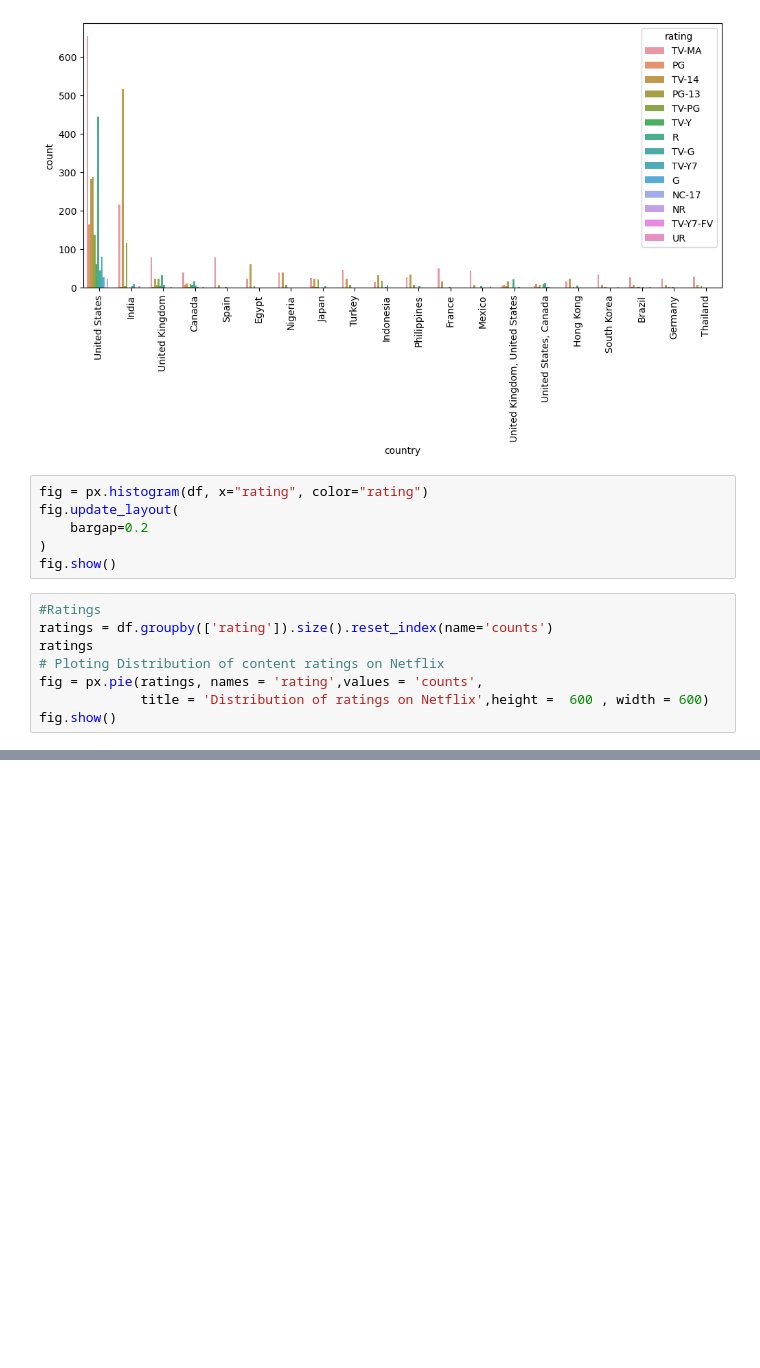
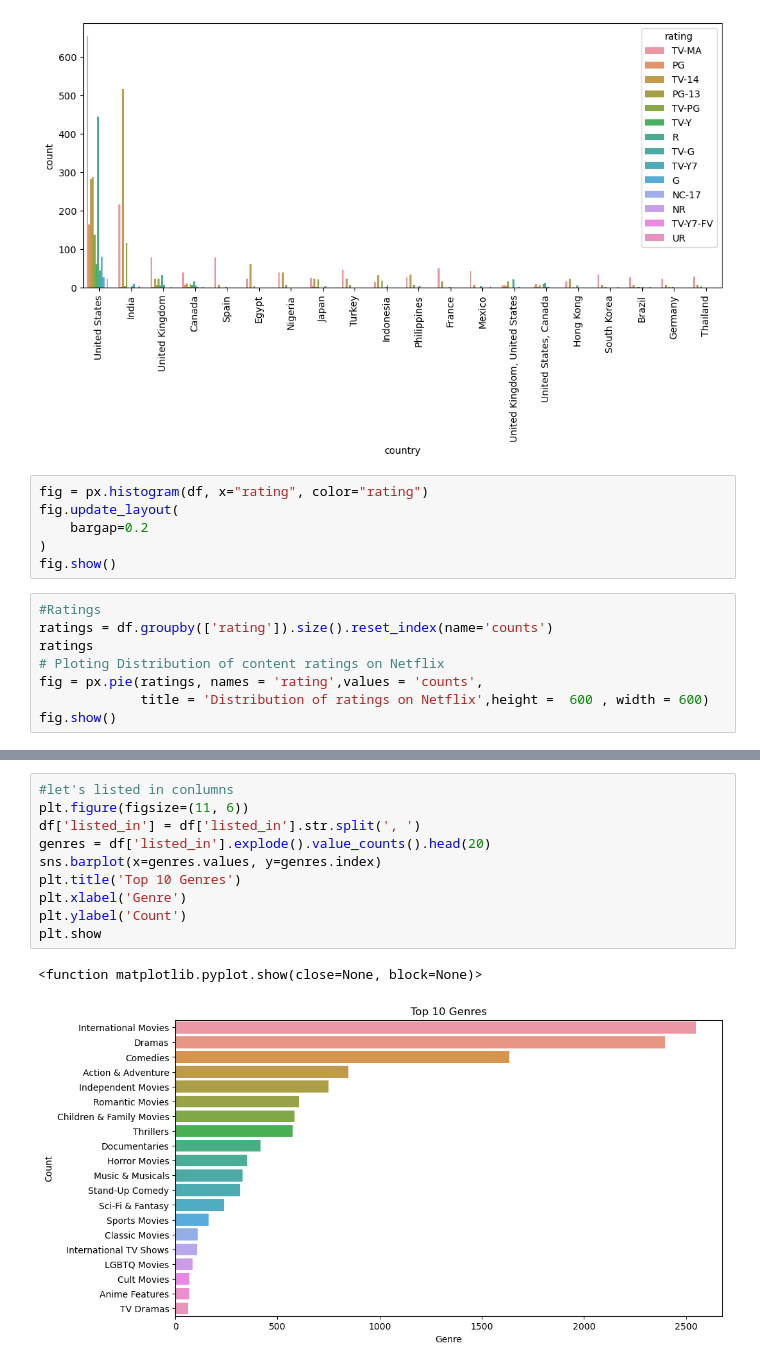
Before and after one commit to Mousumi-Deb/Python-Projects, a Jupyter notebook: Netflix-titles-Analysis/show_analysis.ipynb, the cells around one changed output, grey strips where cells are left out. Saved outputs shown, nothing was run; the diff lists cells and outputs as text; blank space fills up the shorter version.

```diff
--- a/Netflix-titles-Analysis/show_analysis.ipynb
+++ b/Netflix-titles-Analysis/show_analysis.ipynb
@@ -280,0 +312,13 @@ fig.show()
+# %%
+#let's listed in conlumns
+plt.figure(figsize=(11, 6))
+df['listed_in'] = df['listed_in'].str.split(', ')
+genres = df['listed_in'].explode().value_counts().head(20)
+sns.barplot(x=genres.values, y=genres.index)
+plt.title('Top 10 Genres')
+plt.xlabel('Genre')
+plt.ylabel('Count')
+plt.show
+# %% [output]
+<function matplotlib.pyplot.show(close=None, block=None)>
+[figure, added]
```
Also changed, not shown: parts of 2 cells of this notebook.
